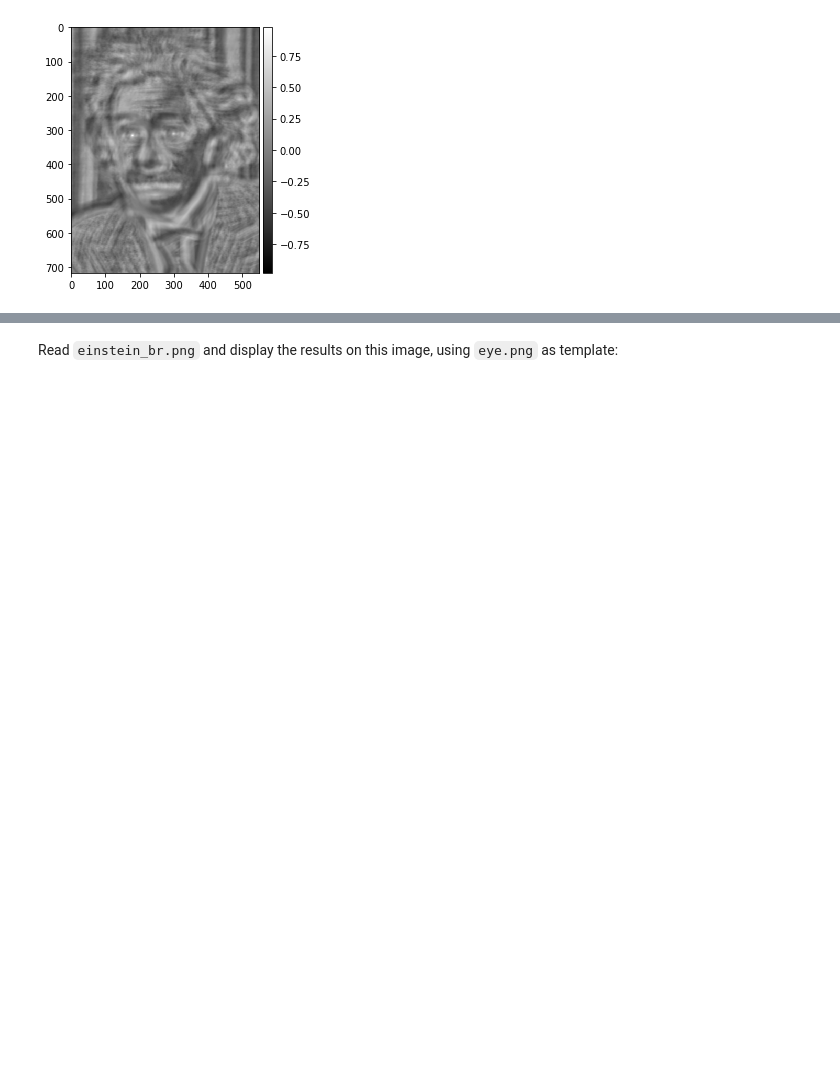
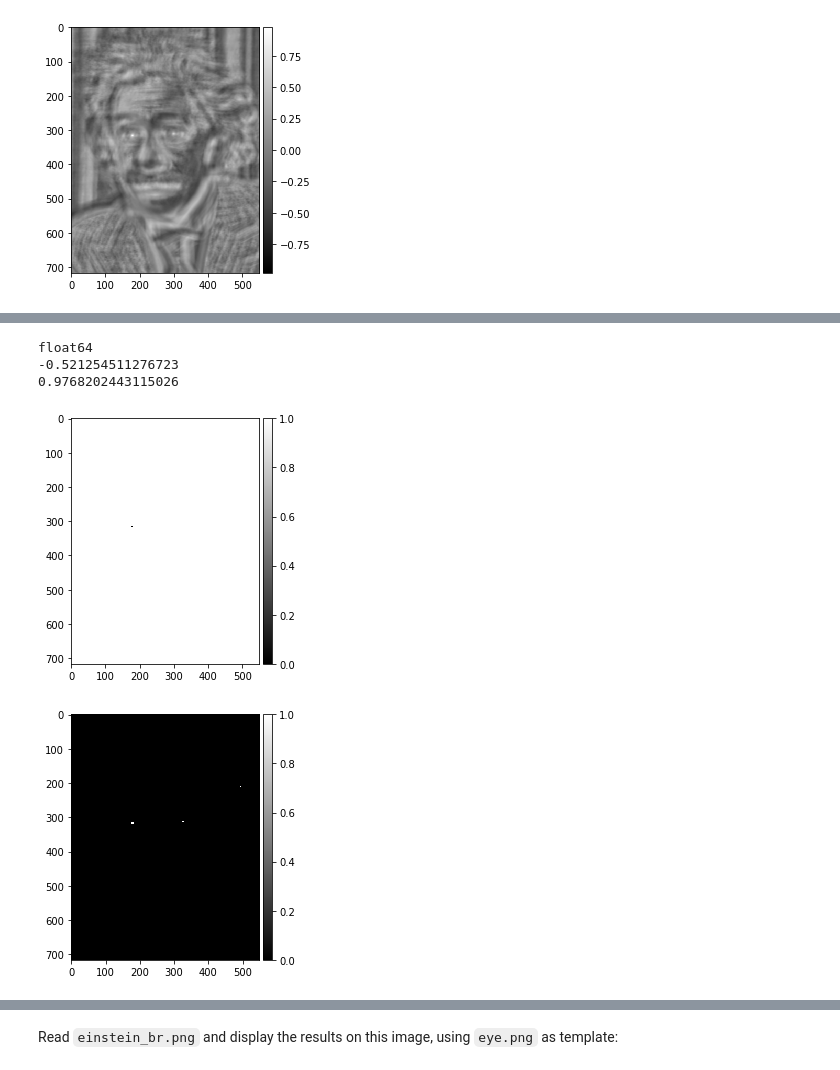
Before and after one commit to PauSolerValades/VA, a Jupyter notebook: Practica4/p4_Part1/p4_2021-2022_Part1.ipynb, the cells around one changed output, grey strips where cells are left out. Saved outputs shown, nothing was run; the diff lists cells and outputs as text; code cells hidden in the pictures; blank space fills up the shorter version.

```diff
--- a/Practica4/p4_Part1/p4_2021-2022_Part1.ipynb
+++ b/Practica4/p4_Part1/p4_2021-2022_Part1.ipynb
@@ -150 +151,35 @@ plt.show()
+# %%
+#thresholds
+
+einstein_ncc_mask = np.ones(einstein_ncc.shape)
+einstein_ed_mask = np.ones(einstein_ed.shape)
+
+
+#einstein_nc_mask[einstein_nc <= np.min(einstein_nc)] = 0
+print(einstein_ncc.dtype)
+print(einstein_ncc.min())
+print(einstein_ncc.max())
+
+normalize(einstein_ncc) =einstein_ncc
+
+
+einstein_ncc_mask[einstein_ncc > einstein_ncc.max()-0.2] = 0
+einstein_ed_mask[einstein_ed > 0.296] = 0
+
+
+
+io.imshow(einstein_ncc_mask, cmap='gray')
+plt.show()
+
+io.imshow(einstein_ed_mask, cmap='gray')
+plt.show()
+
+#visualize3 (normal images)
+#visualize3 (thresholds)
+# %% [output]
+float64
+-0.521254511276723
+0.9768202443115026
+[figure, added]
+[figure, added]
 # %% [markdown]
```
Also changed, not shown: parts of 3 cells of this notebook.
